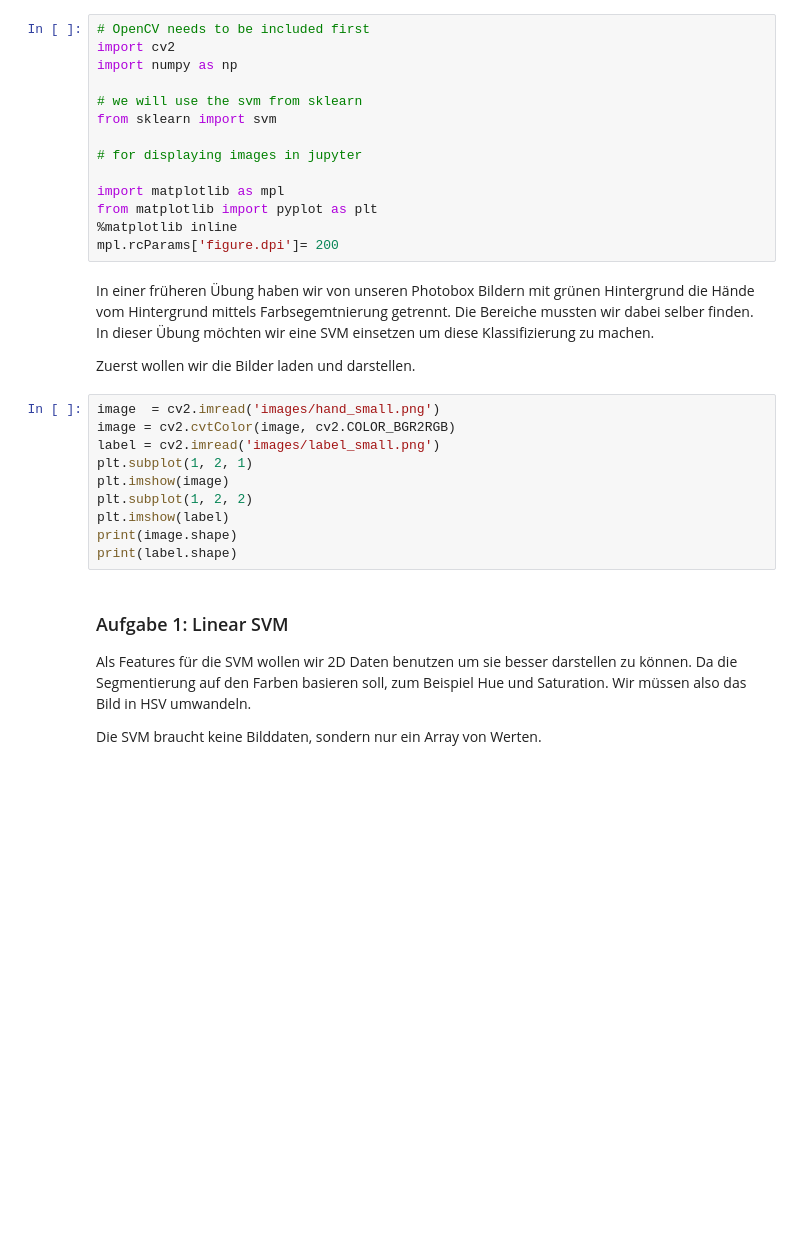
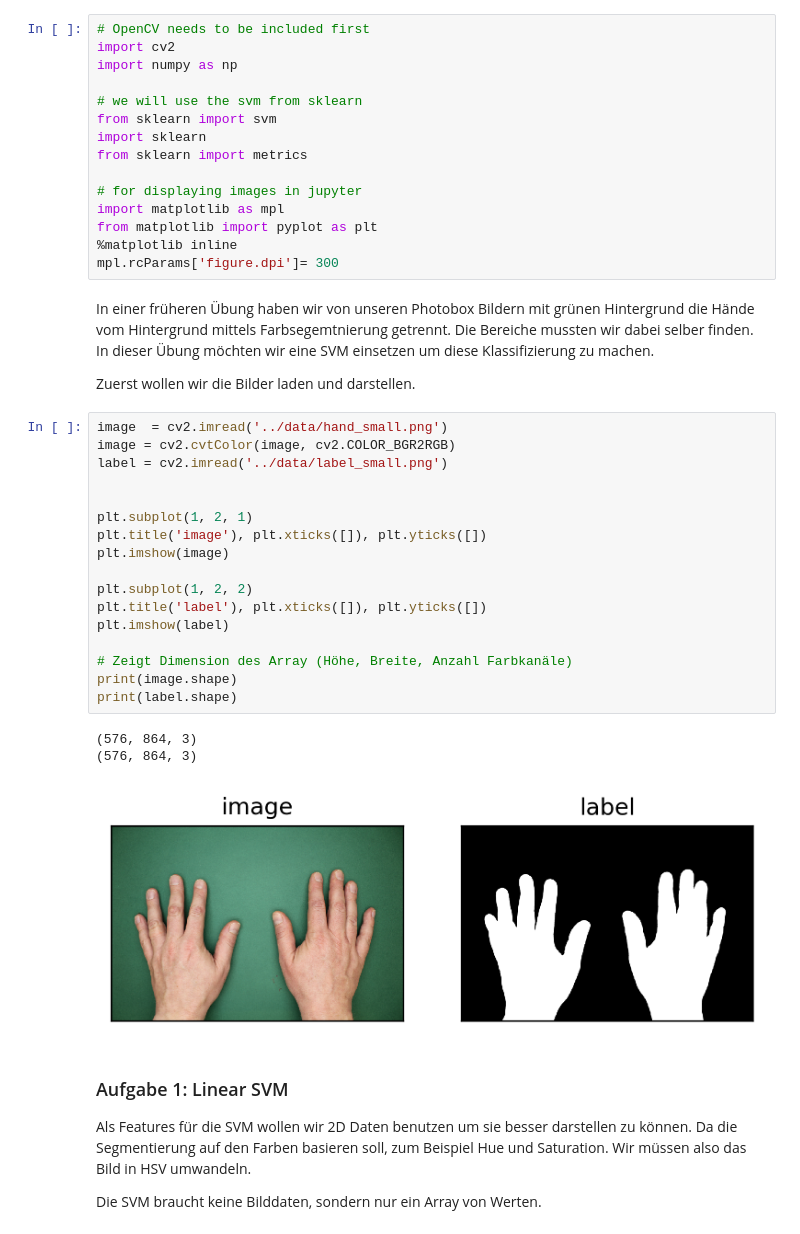
Before and after one commit to tschibu/hslu-ipcv-exercises, a Jupyter notebook: exercise09/uebung9.ipynb, the cells around one changed output. Saved outputs shown, nothing was run; the diff lists cells and outputs as text; blank space fills up the shorter version.

```diff
--- a/exercise09/uebung9.ipynb
+++ b/exercise09/uebung9.ipynb
@@ -13,27 +13,39 @@ import numpy as np
 
 # we will use the svm from sklearn
 from sklearn import svm
+import sklearn
+from sklearn import metrics
 
 # for displaying images in jupyter
-
 import matplotlib as mpl
 from matplotlib import pyplot as plt
 %matplotlib inline
-mpl.rcParams['figure.dpi']= 200
+mpl.rcParams['figure.dpi']= 300
 # %% [markdown]
 In einer früheren Übung haben wir von unseren Photobox Bildern mit grünen Hintergrund die Hände vom Hintergrund mittels Farbsegemtnierung getrennt. Die Bereiche mussten wir dabei selber finden. In dieser Übung möchten wir eine SVM einsetzen um diese Klassifizierung zu machen.
 
 Zuerst wollen wir die Bilder laden und darstellen.
 # %%
-image  = cv2.imread('images/hand_small.png')
+image  = cv2.imread('../data/hand_small.png')
 image = cv2.cvtColor(image, cv2.COLOR_BGR2RGB)
-label = cv2.imread('images/label_small.png')
+label = cv2.imread('../data/label_small.png')
+
+
 plt.subplot(1, 2, 1)
+plt.title('image'), plt.xticks([]), plt.yticks([])
 plt.imshow(image)
+
 plt.subplot(1, 2, 2)
+plt.title('label'), plt.xticks([]), plt.yticks([])
 plt.imshow(label)
+
+# Zeigt Dimension des Array (Höhe, Breite, Anzahl Farbkanäle)
 print(image.shape)
 print(label.shape)
+# %% [output]
+(576, 864, 3)
+(576, 864, 3)
+[figure, added]
 # %% [markdown]
 ### Aufgabe 1: Linear SVM
 
```
Also changed, not shown: parts of 25 cells of this notebook, 1 other file.
